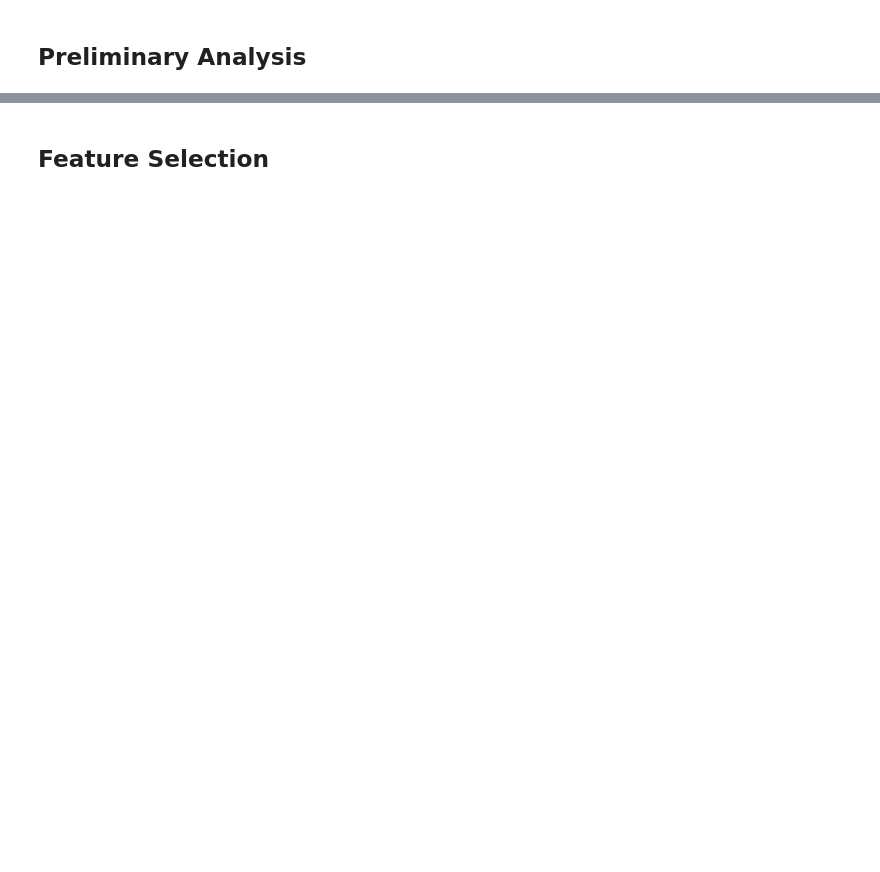
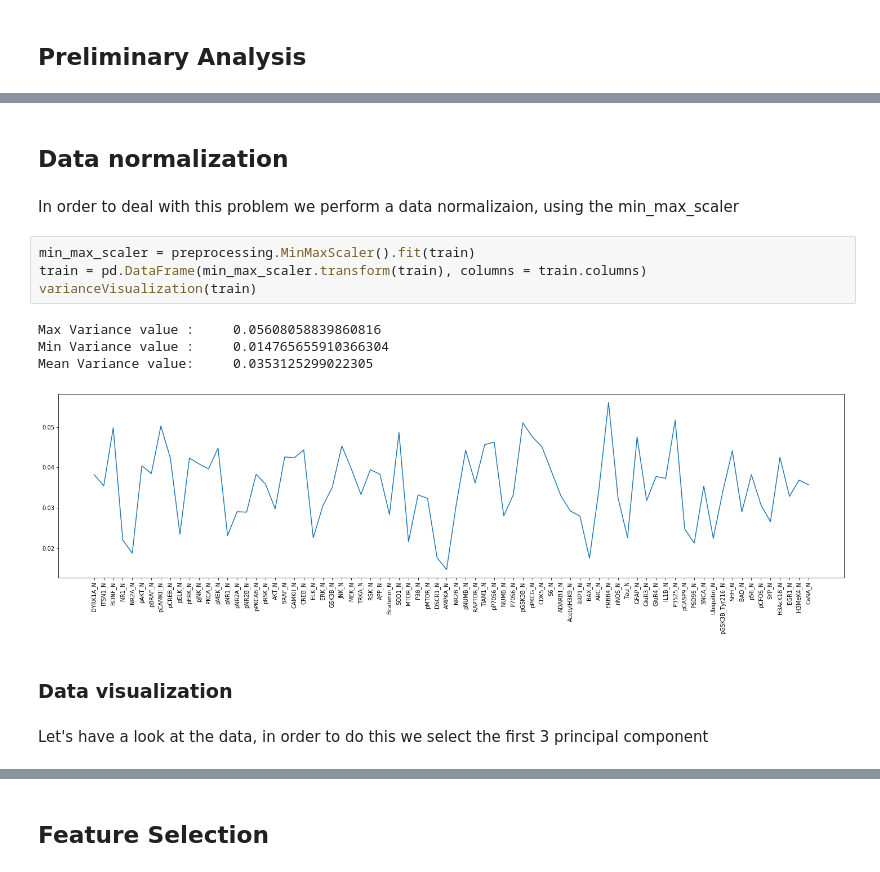
Before and after one commit to EmanuelSoda/ML_Homework, a Jupyter notebook: Homework.ipynb, the cells around one changed output, grey strips where cells are left out. Cells and saved outputs as stored; diff of their text form; blank space fills up the shorter version.

Commit message:
preprocessing credo finito

```diff
--- a/Homework.ipynb
+++ b/Homework.ipynb
@@ -134,0 +112,17 @@ train
+# %% [markdown]
+## Data normalization
+# %% [markdown]
+In order to deal with this problem we perform a data normalizaion, using the min_max_scaler
+# %%
+min_max_scaler = preprocessing.MinMaxScaler().fit(train)
+train = pd.DataFrame(min_max_scaler.transform(train), columns = train.columns)
+varianceVisualization(train)
+# %% [output]
+Max Variance value :     0.05608058839860816
+Min Variance value :     0.014765655910366304
+Mean Variance value:     0.0353125299022305
+[figure, added]
+# %% [markdown]
+### Data visualization
+# %% [markdown]
+Let's have a look at the data, in order to do this we select the first 3 principal component
```
Also changed, not shown: parts of 69 cells of this notebook, 1 other file.
